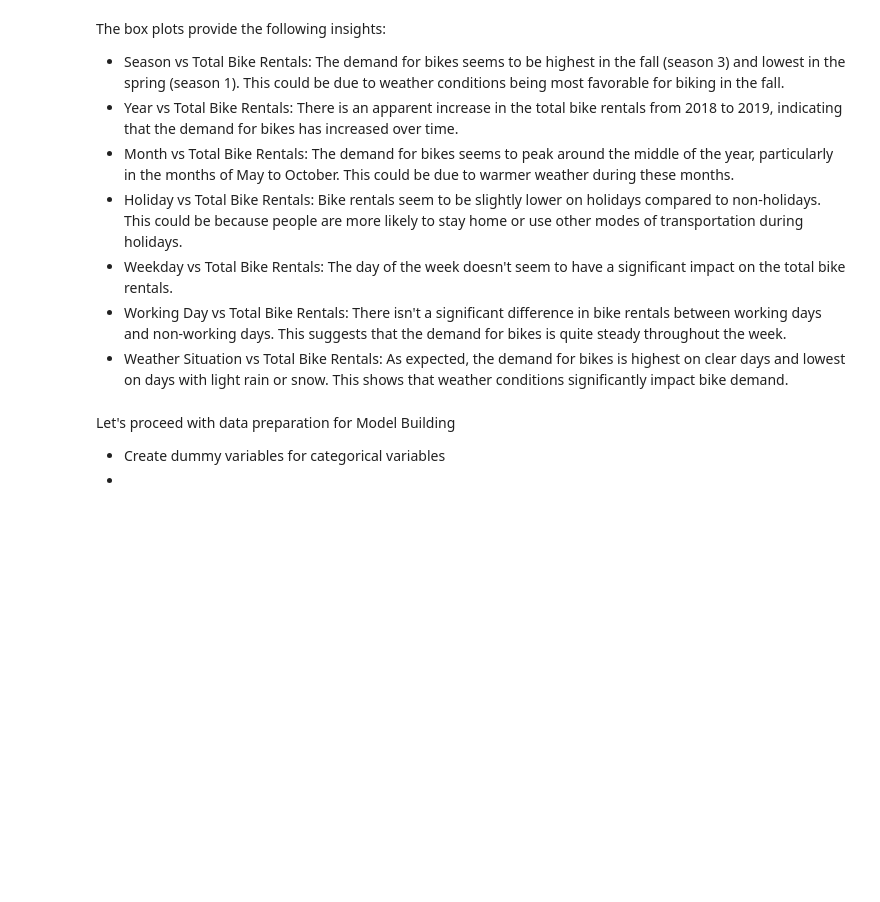
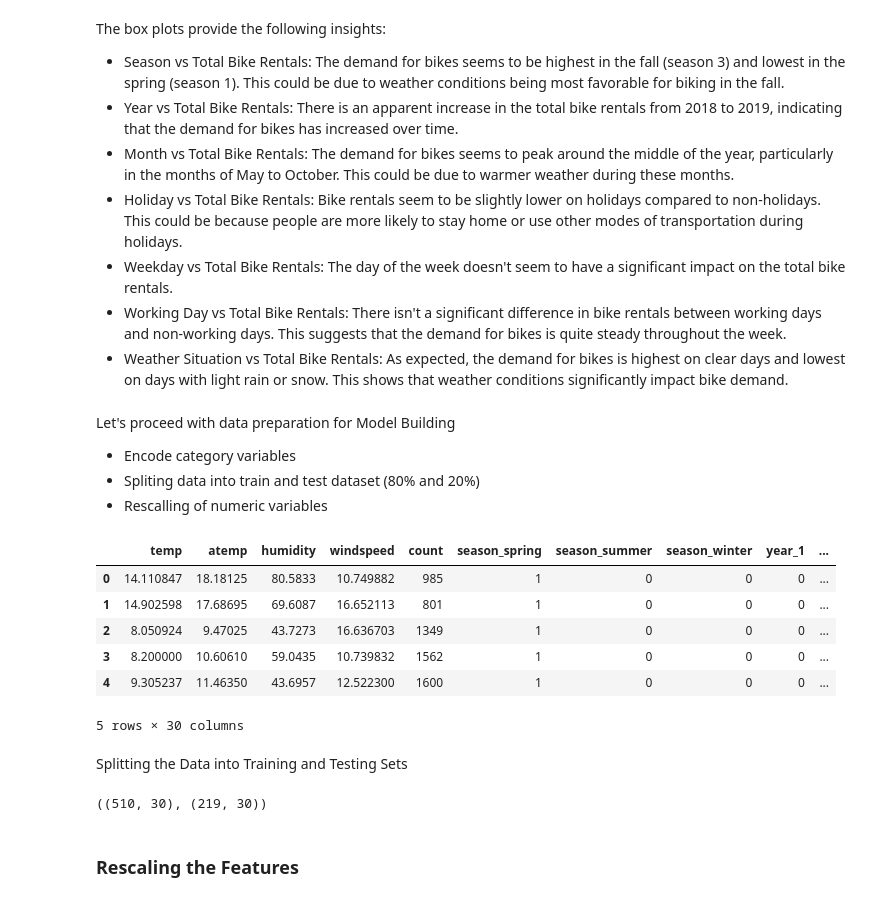
Before and after one commit to abaslam/linear_regression_assignment, a Jupyter notebook: linear_regression_assignment.ipynb, the cells around one changed output. Saved outputs shown, nothing was run; the diff lists cells and outputs as text; code cells hidden in the pictures; blank space fills up the shorter version.

```diff
--- a/linear_regression_assignment.ipynb
+++ b/linear_regression_assignment.ipynb
@@ -223,5 +223,29 @@ The box plots provide the following insights:
 - Weather Situation vs Total Bike Rentals: As expected, the demand for bikes is highest on clear days and lowest on days with light rain or snow. This shows that weather conditions significantly impact bike demand.
 # %% [markdown]
 Let's proceed with data preparation for Model Building
-- Create dummy variables for categorical variables
--
+- Encode category variables
+- Spliting data into train and test dataset (80% and 20%)
+- Rescalling of numeric variables
+# %%
+data_dummies = pd.get_dummies(data[categorical_columns], drop_first=True, dtype='int64')
+data = pd.concat([data, data_dummies], axis = 1)
+data.drop(categorical_columns, axis = 1, inplace = True)
+data.head()
+# %% [output]
+|  | temp | atemp | humidity | windspeed | count | season_spring | season_summer | season_winter | year_1 | ... |
+| 0 | 14.110847 | 18.18125 | 80.5833 | 10.749882 | 985 | 1 | 0 | 0 | 0 | ... |
+| 1 | 14.902598 | 17.68695 | 69.6087 | 16.652113 | 801 | 1 | 0 | 0 | 0 | ... |
+| 2 | 8.050924 | 9.47025 | 43.7273 | 16.636703 | 1349 | 1 | 0 | 0 | 0 | ... |
+| 3 | 8.200000 | 10.60610 | 59.0435 | 10.739832 | 1562 | 1 | 0 | 0 | 0 | ... |
+| 4 | 9.305237 | 11.46350 | 43.6957 | 12.522300 | 1600 | 1 | 0 | 0 | 0 | ... |
+5 rows × 30 columns
+# %% [markdown]
+Splitting the Data into Training and Testing Sets
+# %%
+df_train, df_test = train_test_split(data, train_size = 0.7, test_size = 0.3, random_state = 100)
+
+df_train.shape, df_test.shape
+# %% [output]
+((510, 30), (219, 30))
+# %% [markdown]
+### Rescaling the Features
```
Also changed, not shown: parts of 29 cells of this notebook.
